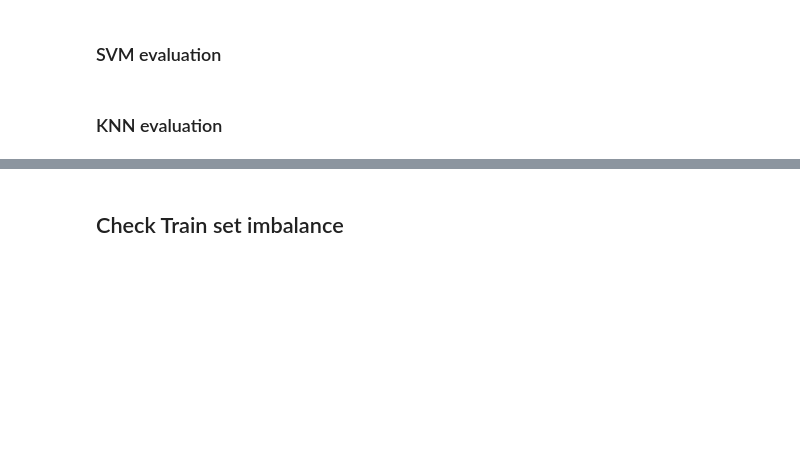
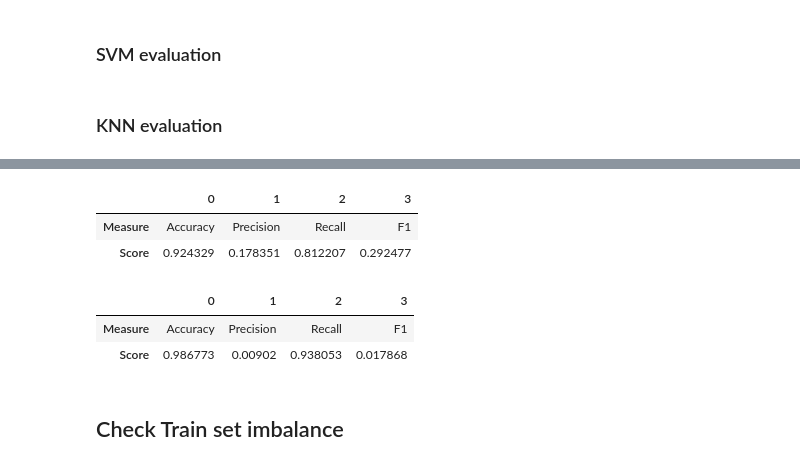
Before and after one commit to Baukmeister/sna_topic_11, a Jupyter notebook: link_prediction.ipynb, the cells around one changed output, grey strips where cells are left out. Cells and saved outputs as stored; diff of their text form; code cells hidden in the pictures; blank space fills up the shorter version.

Commit message:
draft implementation of full link network

```diff
--- a/link_prediction.ipynb
+++ b/link_prediction.ipynb
@@ -242,6 +242,7 @@ full_combined["label"].sum()
 # %% [output]
 1917
 # %%
+full_combined.fillna(0, inplace=True)
 full_train, full_test = train_test_split(full_combined, train_size=TRAIN_SET_SPLIT_SIZE)
 
 
@@ -260,8 +261,6 @@ full_train_resampled = resample(
     pd.concat([full_train_pos, full_train_neg_downsampled]),
     n_samples=int( (full_train_pos.shape[0] + full_train_neg_downsampled.shape[0]) * TRAIN_SET_DOWN_FACTOR)
 )
-
-full_train_resampled.fillna(0, inplace=True)
 # %% [markdown]
 ## Create training data
 # %%
@@ -352,2 +375,2 @@ knn_tfidf.fit(X_train_tfidf, y_train_tfidf)
 # %%
-knn_tfidf.fit(X_train_full, y_train_full)
+knn_full.fit(X_train_full, y_train_full)
@@ -408,9 +457,17 @@ evaluate_model(predictions, y_test_like)
 # %%
 predictions = knn_tfidf.predict(X_test_tfidf)
 evaluate_model(predictions, y_test_tfidf)
+# %% [output]
+|  | 0 | 1 | 2 | 3 |
+| Measure | Accuracy | Precision | Recall | F1 |
+| Score | 0.924329 | 0.178351 | 0.812207 | 0.292477 |
 # %%
 predictions = knn_full.predict(X_test_full)
-evaluate_model(predictions, y_test_tfidf)
+evaluate_model(predictions, y_test_full)
+# %% [output]
+|  | 0 | 1 | 2 | 3 |
+| Measure | Accuracy | Precision | Recall | F1 |
+| Score | 0.986773 | 0.00902 | 0.938053 | 0.017868 |
 # %% [markdown]
 ## Check Train set imbalance
 # %% [markdown]
```
Also changed, not shown: parts of 23 cells of this notebook.
